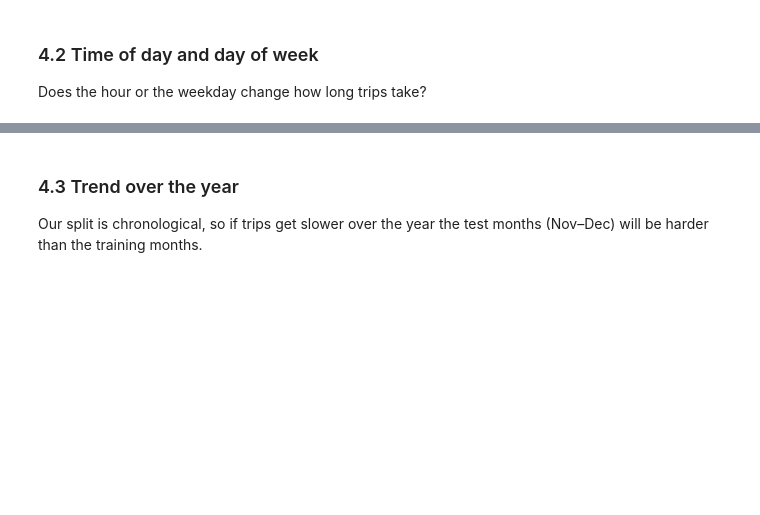
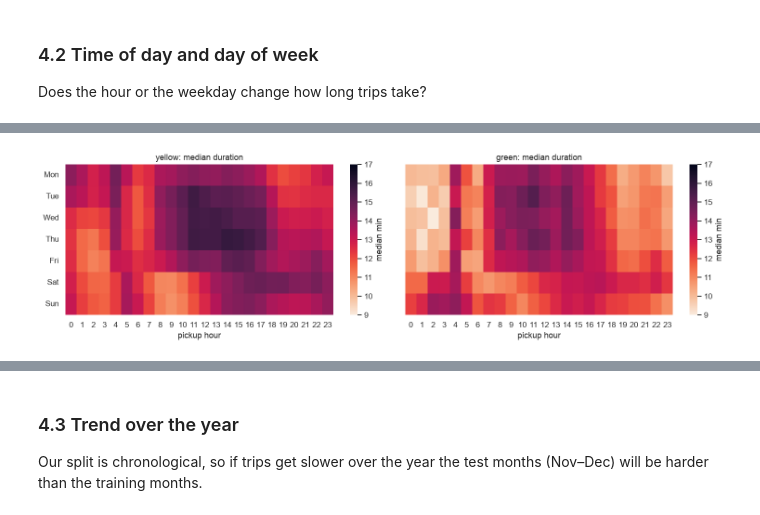
Before and after one commit to Shreyit/nyc-taxi-ml, a Jupyter notebook: notebooks/nyc_taxi_trip_duration.ipynb, the cells around one changed output, grey strips where cells are left out. Cells and saved outputs as stored; diff of their text form; code cells hidden in the pictures; blank space fills up the shorter version.

```diff
--- a/notebooks/nyc_taxi_trip_duration.ipynb
+++ b/notebooks/nyc_taxi_trip_duration.ipynb
@@ -448,0 +612,20 @@ Does the hour or the weekday change how long trips take?
+# %%
+week = sql('''
+    SELECT taxi_type, isodow(pickup_datetime) AS weekday, hour(pickup_datetime) AS hour,
+           median(duration_min) AS median_duration
+    FROM trips
+    GROUP BY ALL
+''')
+days = ["Mon", "Tue", "Wed", "Thu", "Fri", "Sat", "Sun"]
+
+fig, axes = plt.subplots(1, 2, figsize=(14, 4), sharey=True)
+for ax, taxi in zip(axes, ["yellow", "green"]):
+    grid = week[week.taxi_type == taxi].pivot(index="weekday", columns="hour", values="median_duration")
+    sns.heatmap(grid, cmap="rocket_r", vmin=9, vmax=17, ax=ax, cbar_kws={"label": "median min"})
+    ax.set(title=f"{taxi}: median duration", xlabel="pickup hour", ylabel="")
+    ax.set_yticklabels(days, rotation=0)
+plt.tight_layout()
+plt.savefig(FIGURES / "duration_weekday_hour.png")
+plt.show()
+# %% [output]
+[figure, added]
```
Also changed, not shown: parts of 62 cells of this notebook, 5 other files.
